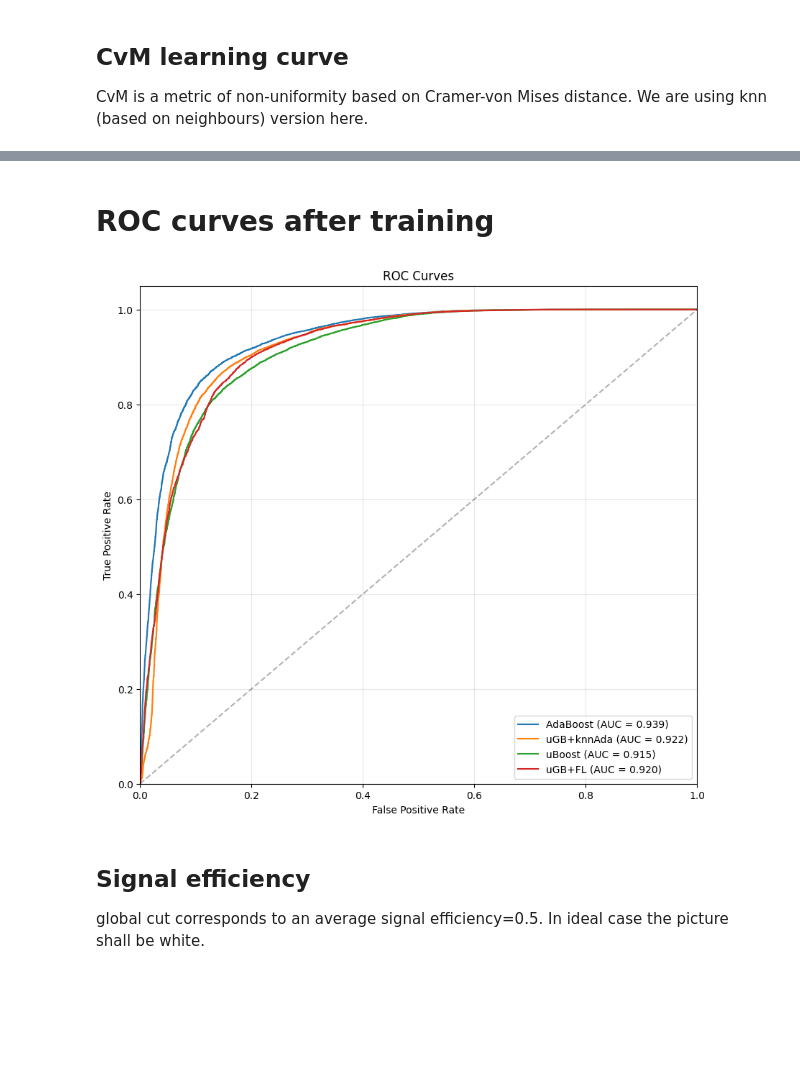
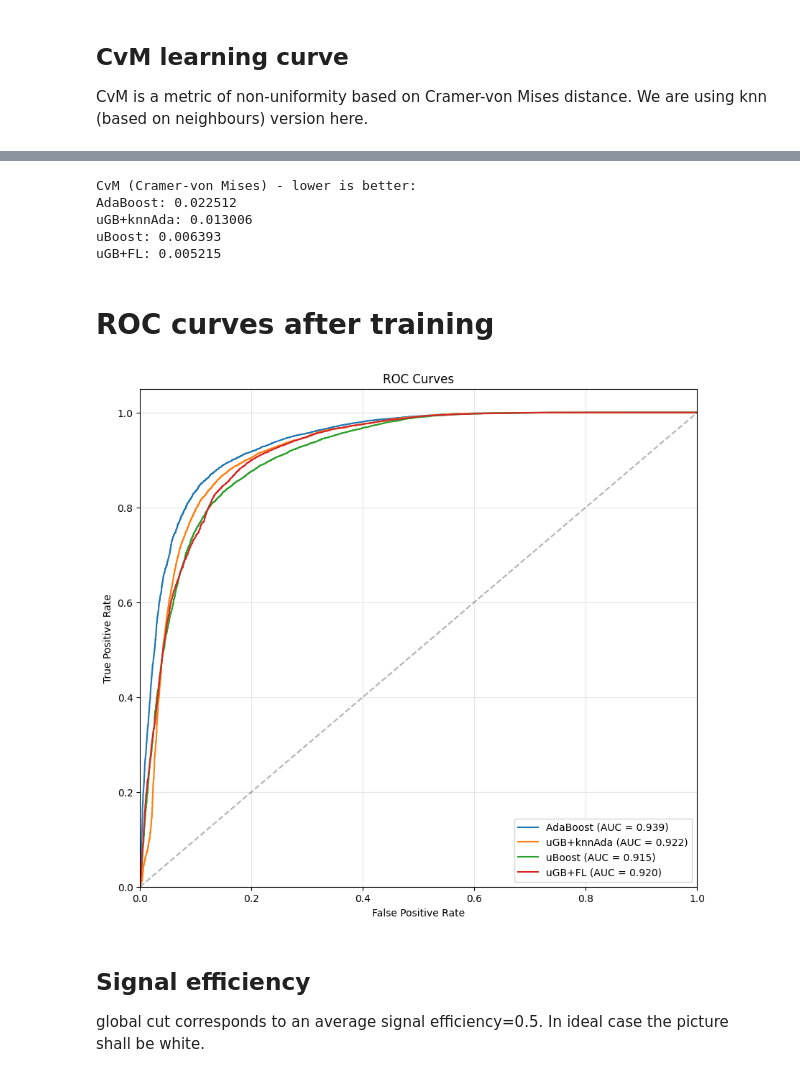
Before and after one commit to arogozhnikov/hep_ml, a Jupyter notebook: notebooks/BoostingToUniformity.ipynb, the cells around one changed output, grey strips where cells are left out. Drawn from its saved outputs; the diff is of its cells as text; code cells hidden in the pictures; blank space fills up the shorter version.

```diff
--- a/notebooks/BoostingToUniformity.ipynb
+++ b/notebooks/BoostingToUniformity.ipynb
@@ -326,9 +197,56 @@ report.learning_curve(KnnBasedCvM(uniform_features, uniform_label=1))
+# %%
+# Show final CvM values
+cvm_metric = KnnBasedCvM(uniform_features, uniform_label=1)
+cvm_metric.fit(testX, testY)
+
+print("CvM (Cramer-von Mises) - lower is better:")
+for name, clf in classifiers.items():
+    if name == "AdaBoost":
+        proba = clf.predict_proba(testX[train_features])[:, 1]
+    else:
+        proba = clf.predict_proba(testX)[:, 1]
+
+    # Convert proba to 2D array if needed
+    if proba.ndim == 1:
+        proba_2d = np.column_stack([1 - proba, proba])
+    else:
+        proba_2d = proba
+
+    cvm_value = cvm_metric(testY, proba_2d, sample_weight=None)
+    print(f"{name}: {cvm_value:.6f}")
+# %% [output]
+CvM (Cramer-von Mises) - lower is better:
+AdaBoost: 0.022512
+uGB+knnAda: 0.013006
+uBoost: 0.006393
+uGB+FL: 0.005215
 # %% [markdown]
 # ROC curves after training
-# %%
-report.roc().plot(new_plot=True, figsize=[10, 9])
-# %% [output]
-[figure, removed]
+# %%
+# Plot ROC curves
+plt.figure(figsize=[10, 9])
+
+for name, clf in classifiers.items():
+    if name == "AdaBoost":
+        y_score = clf.predict_proba(testX[train_features])[:, 1]
+    else:
+        y_score = clf.predict_proba(testX)[:, 1]
+
+    fpr, tpr, _ = roc_curve(testY, y_score)
+    roc_auc = auc(fpr, tpr)
+    plt.plot(fpr, tpr, label=f"{name} (AUC = {roc_auc:.3f})")
+
+plt.plot([0, 1], [0, 1], "k--", alpha=0.3)
+plt.xlim([0.0, 1.0])
+plt.ylim([0.0, 1.05])
+plt.xlabel("False Positive Rate")
+plt.ylabel("True Positive Rate")
+plt.title("ROC Curves")
+plt.legend(loc="lower right")
+plt.grid(True, alpha=0.3)
+plt.show()
+# %% [output]
+[figure, added]
 # %% [markdown]
 ## Signal efficiency
 global cut corresponds to an average signal efficiency=0.5. In ideal case the picture shall be white.
```
Also changed, not shown: parts of 11 cells of this notebook, 2 other files.
